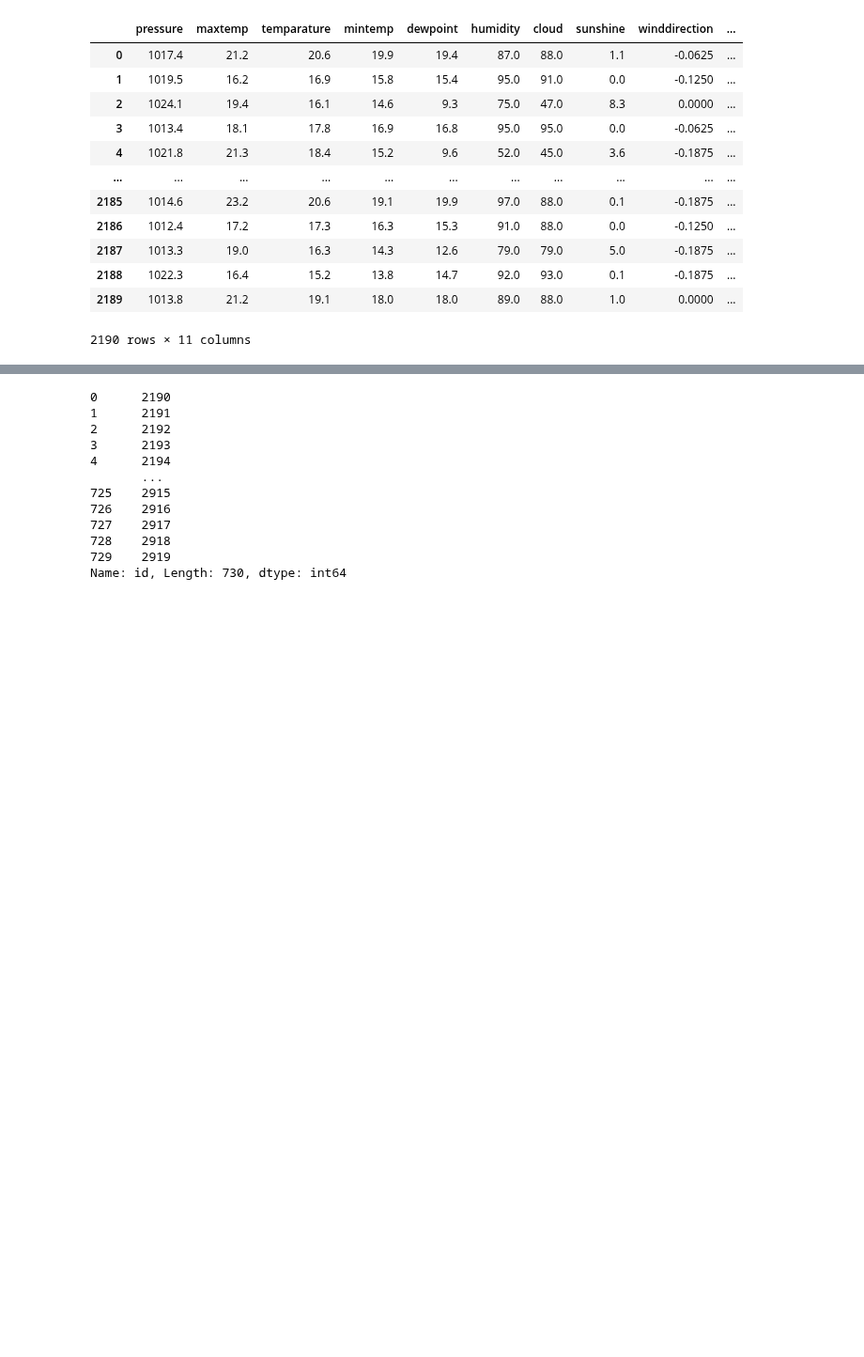
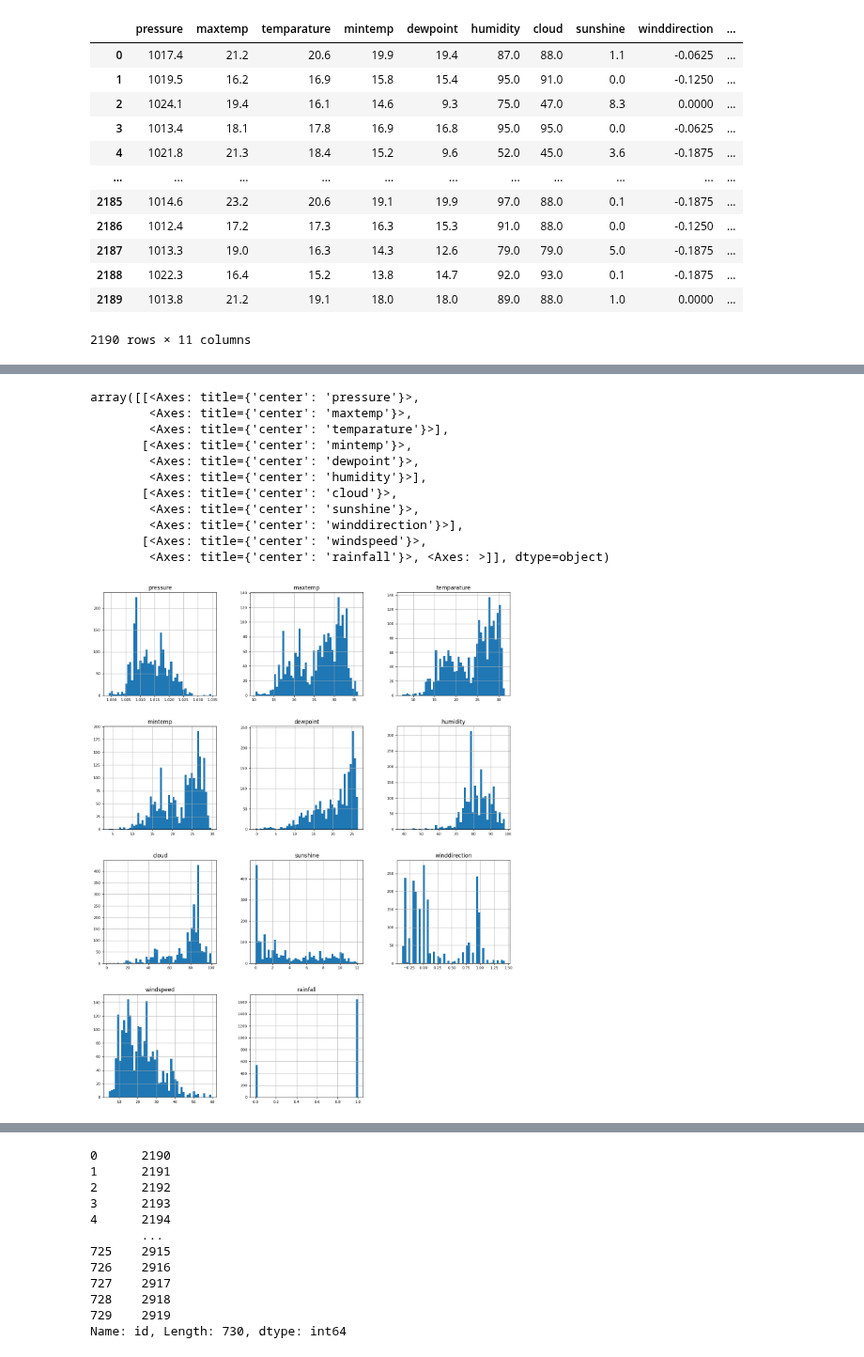
Before and after one commit to sauvik-d/Kaggle-Competitions, a Jupyter notebook: playground-series-s5e3/rainfall_prediction.ipynb, the cells around one changed output, grey strips where cells are left out. Shown at 94% size. Cells and saved outputs as stored; diff of their text form; code cells hidden in the pictures; blank space fills up the shorter version.

```diff
--- a/playground-series-s5e3/rainfall_prediction.ipynb
+++ b/playground-series-s5e3/rainfall_prediction.ipynb
@@ -110,0 +121,3 @@ df_train_filled
+# %%
+df_robust['pressure'] = df_robust['pressure']/1000
+df_robust
@@ -110,0 +138,17 @@ df_train_filled
+# %%
+df_num = df_robust.select_dtypes(include = ['float64', 'int64'])
+df_num.head()
+df_num.hist(figsize=(16, 20), bins=50, xlabelsize=8, ylabelsize=8)
+# %% [output]
+array([[<Axes: title={'center': 'pressure'}>,
+        <Axes: title={'center': 'maxtemp'}>,
+        <Axes: title={'center': 'temparature'}>],
+       [<Axes: title={'center': 'mintemp'}>,
+        <Axes: title={'center': 'dewpoint'}>,
+        <Axes: title={'center': 'humidity'}>],
+       [<Axes: title={'center': 'cloud'}>,
+        <Axes: title={'center': 'sunshine'}>,
+        <Axes: title={'center': 'winddirection'}>],
+       [<Axes: title={'center': 'windspeed'}>,
+        <Axes: title={'center': 'rainfall'}>, <Axes: >]], dtype=object)
+[figure, added]
```
Also changed, not shown: parts of 21 cells of this notebook, 1 other file.
